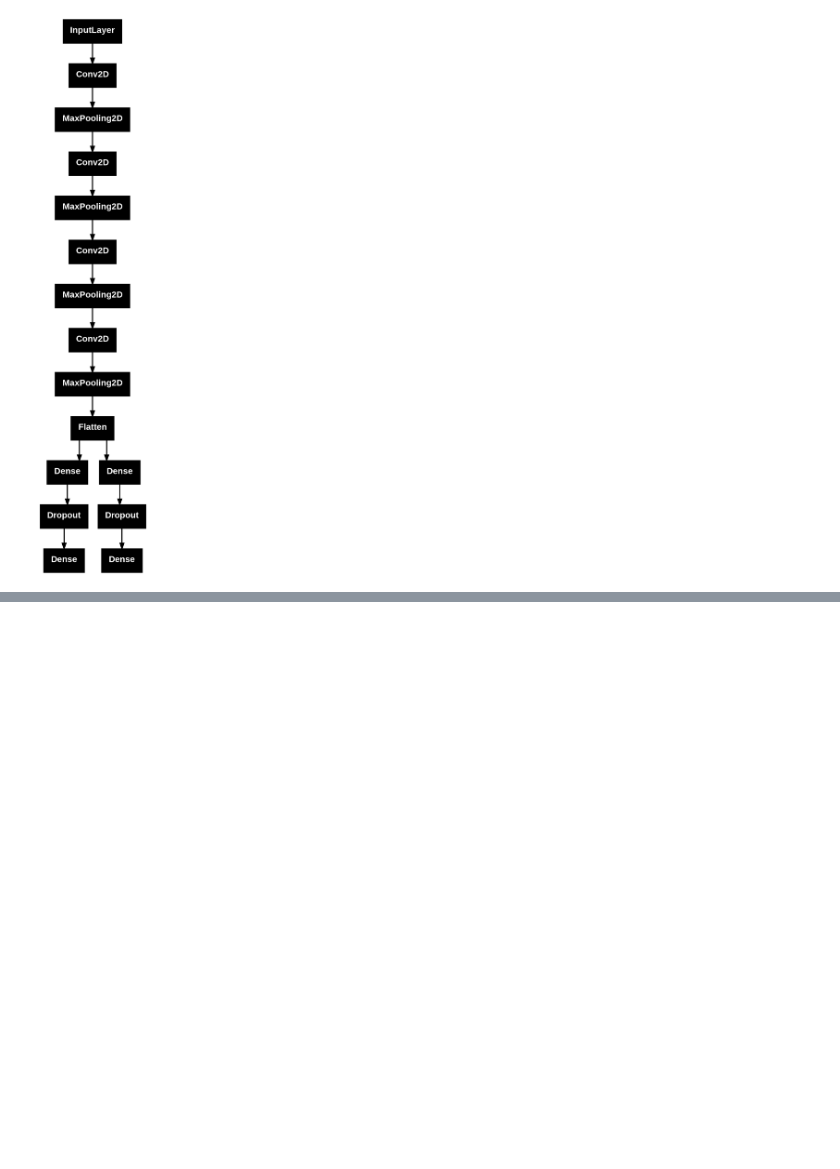
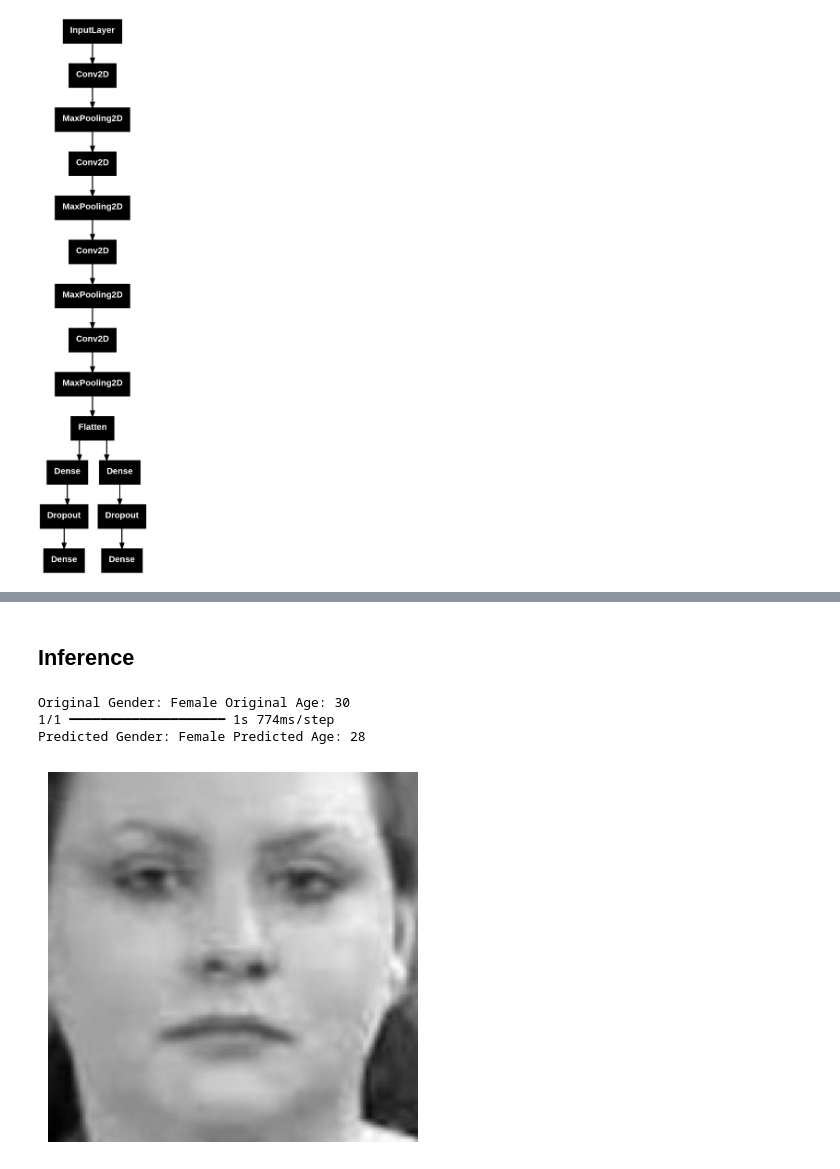
Before and after one commit to nishamghimire5/AGE-GENDER-EMOTION-DECTION, a Jupyter notebook: Gender_and_Age_Detection.ipynb, the cells around one changed output, grey strips where cells are left out. Drawn from its saved outputs; the diff is of its cells as text; code cells hidden in the pictures; blank space fills up the shorter version.

Commit message:
Doing Inference

```diff
--- a/Gender_and_Age_Detection.ipynb
+++ b/Gender_and_Age_Detection.ipynb
@@ -219,3 +219,21 @@ Epoch 29/30
 297/297 ━━━━━━━━━━━━━━━━━━━━ 10s 21ms/step - age_out_loss: 2.0902 - age_out_mae: 2.0902 - gender_out_accuracy: 0.9478 - gender_out_loss: 0.1232 - loss: 2.2134 - val_age_out_loss: 7.7736 - val_age_out_ ...
 Epoch 30/30
 297/297 ━━━━━━━━━━━━━━━━━━━━ 6s 20ms/step - age_out_loss: 2.0832 - age_out_mae: 2.0832 - gender_out_accuracy: 0.9479 - gender_out_loss: 0.1170 - loss: 2.2002 - val_age_out_loss: 8.3129 - val_age_out_m ...
+# %% [markdown]
+
+## Inference
+# %%
+image_index = 10
+print("Original Gender:", gender_dict[y_gender[image_index]], "Original Age:", y_age[image_index])
+# predict from model
+pred = model.predict(X[image_index].reshape(1, 128, 128, 1))
+pred_gender = gender_dict[round(pred[0][0][0])]
+pred_age = round(pred[1][0][0])
+print("Predicted Gender:", pred_gender, "Predicted Age:", pred_age)
+plt.axis('off')
+plt.imshow(X[image_index].reshape(128, 128), cmap='gray');
+# %% [output]
+Original Gender: Female Original Age: 30
+1/1 ━━━━━━━━━━━━━━━━━━━━ 1s 774ms/step
+Predicted Gender: Female Predicted Age: 28
+[figure, added]
```
Also changed, not shown: parts of 4 cells of this notebook.
